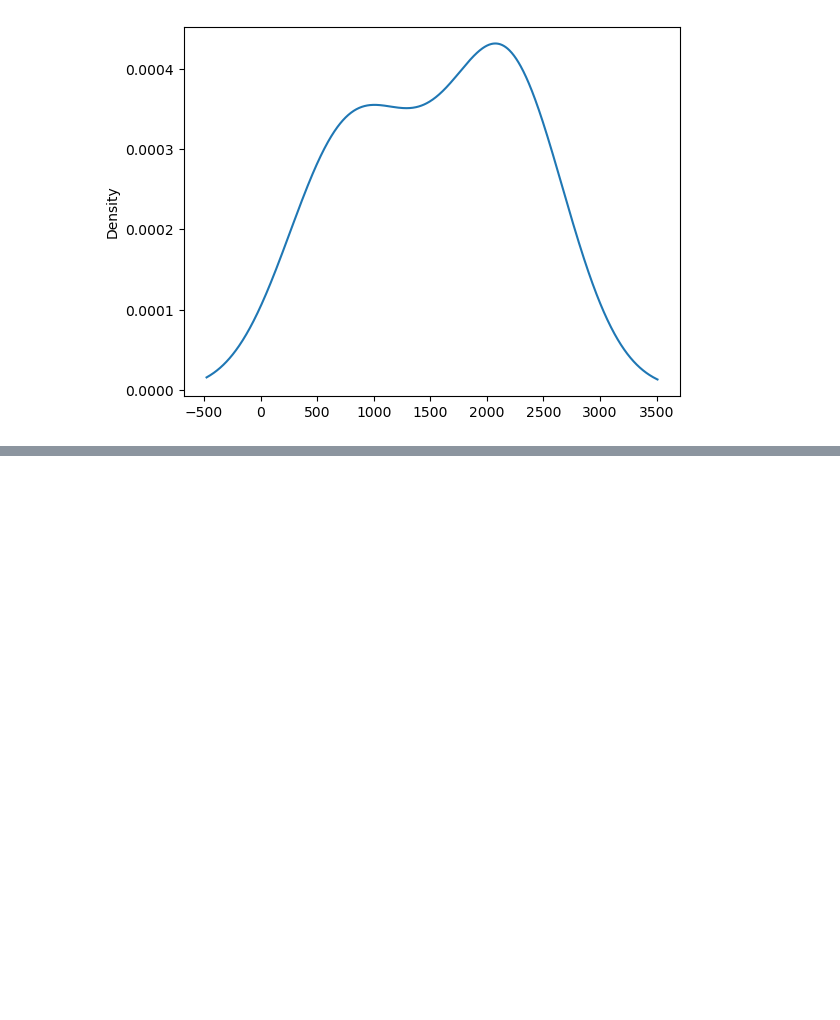
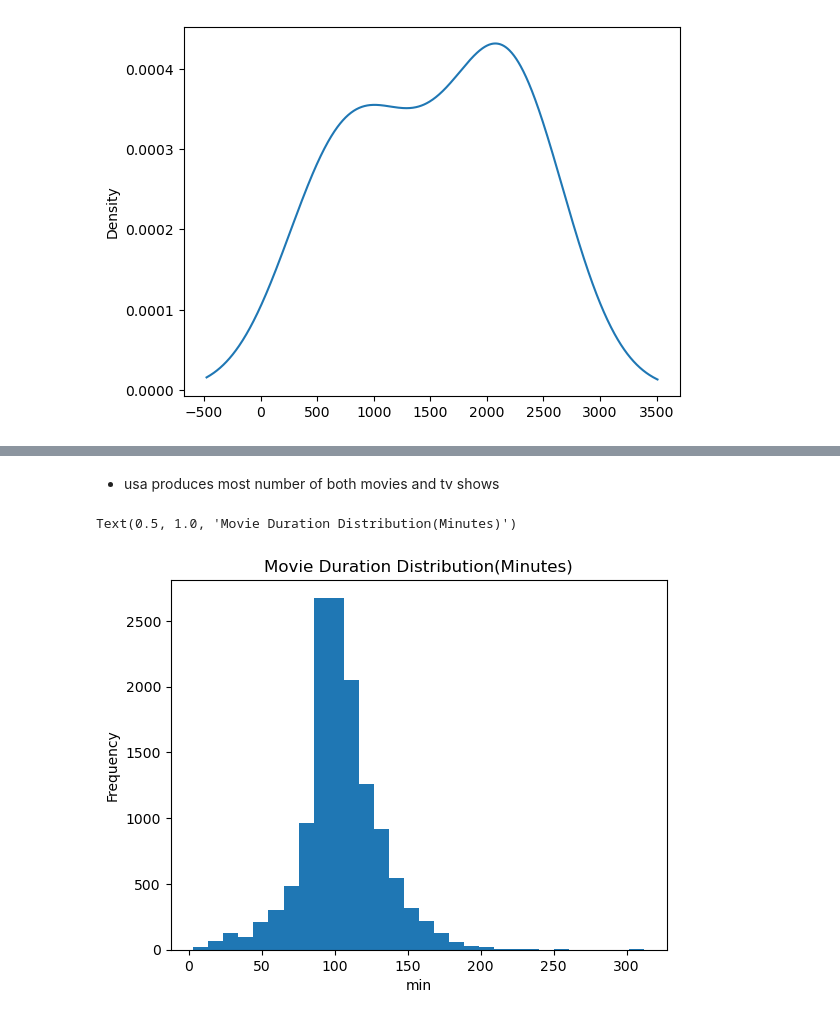
Before and after one commit to Sumangiri1312/Data-Analysis-Process, a Jupyter notebook: Exploratory Data Analysis/Netflix-EDA.ipynb, the cells around one changed output, grey strips where cells are left out. Saved outputs shown, nothing was run; the diff lists cells and outputs as text; code cells hidden in the pictures; blank space fills up the shorter version.

```diff
--- a/Exploratory Data Analysis/Netflix-EDA.ipynb
+++ b/Exploratory Data Analysis/Netflix-EDA.ipynb
@@ -297,0 +409,12 @@ df['release_year'].value_counts().head(10).plot(kind='kde')
+# %% [markdown]
+- usa produces most number of both movies and tv shows
+# %%
+# seperate movies and tv show
+movies_df=df[df['type']== 'Movie'].copy()
+tv_shows_df=df[df['type']== 'TV Show'].copy()
+# %%
+movies_df['duration']=movies_df['duration'].str.replace(' min', '').astype('int')
+movies_df['duration'].plot(kind='hist', xlabel='min', bins=30).set_title('Movie Duration Distribution(Minutes)')
+# %% [output]
+Text(0.5, 1.0, 'Movie Duration Distribution(Minutes)')
+[figure, added]
```
Also changed, not shown: parts of 23 cells of this notebook.
